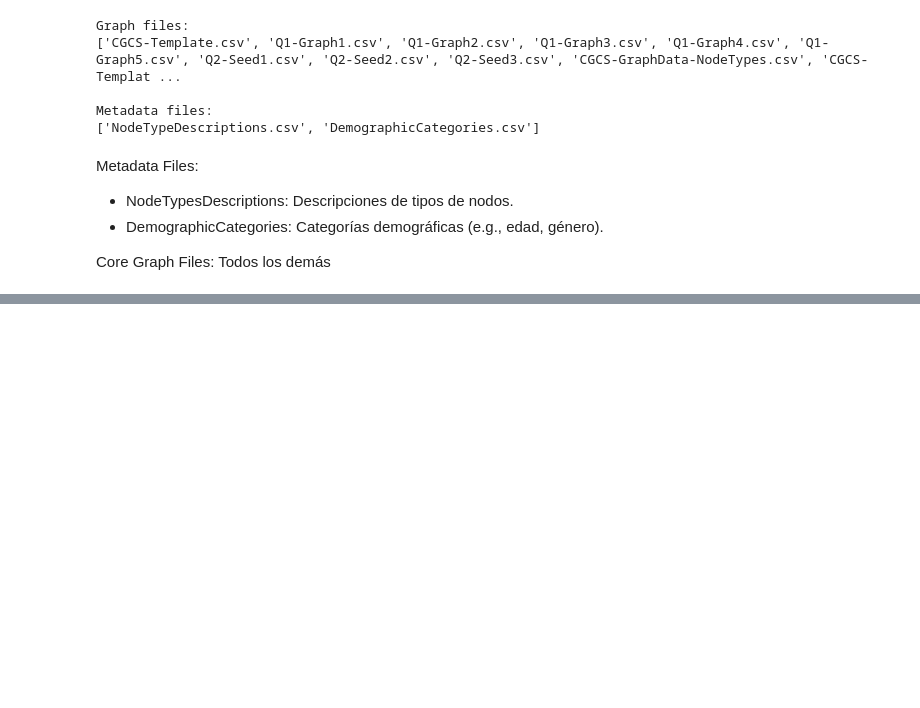
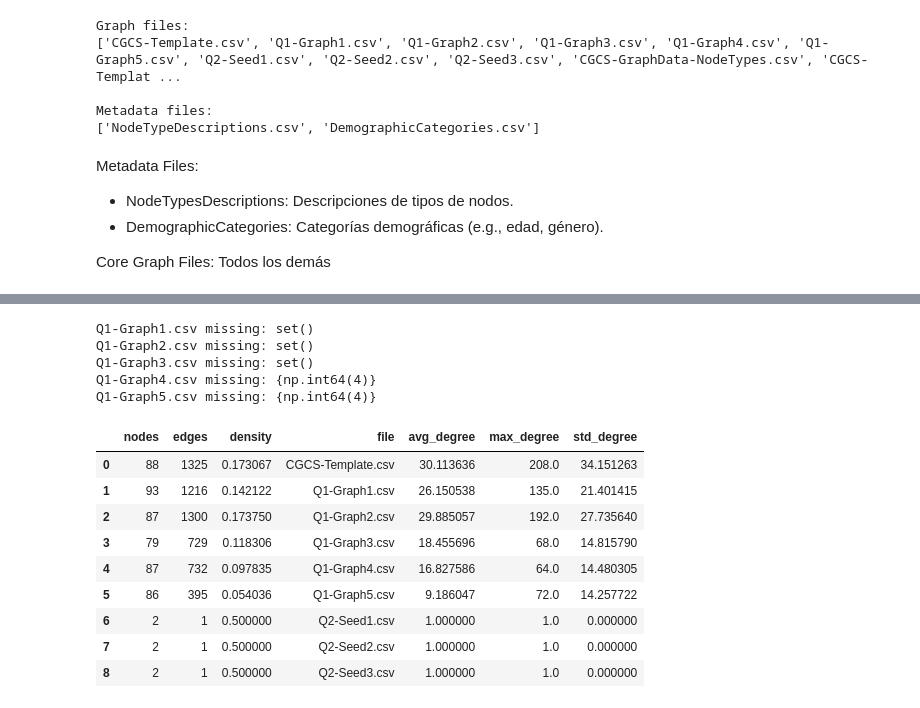
Before and after one commit to Snah-s/data_vis_p1, a Jupyter notebook: src/eda.ipynb, the cells around one changed output, grey strips where cells are left out. Saved outputs shown, nothing was run; the diff lists cells and outputs as text; code cells hidden in the pictures; blank space fills up the shorter version.

```diff
--- a/src/eda.ipynb
+++ b/src/eda.ipynb
@@ -150,0 +395,9 @@ for name, df in loaded.items():
+# %%
+etype_dist = {}
+
+for name, df in loaded.items():
+  if ("Graph" in name or "Template" in name) and "eType" in df.columns:
+    etype_dist[name] = df["eType"].value_counts(normalize=True)
+
+etype_df = pd.DataFrame(etype_dist).fillna(0)
+etype_df
@@ -150,0 +414,22 @@ for name, df in loaded.items():
+# %%
+def degree_stats(df):
+  out_deg = df["Source"].value_counts()
+  in_deg = df["Target"].value_counts()
+
+  total_deg = out_deg.add(in_deg, fill_value=0)
+
+  return {
+    "avg_degree": total_deg.mean(),
+    "max_degree": total_deg.max(),
+    "std_degree": total_deg.std()
+  }
+
+deg_stats = []
+
+for name, df in loaded.items():
+  if {"Source", "Target"}.issubset(df.columns):
+    s = degree_stats(df)
+    s["file"] = name
+    deg_stats.append(s)
+
+pd.DataFrame(deg_stats)
@@ -150,0 +506,31 @@ for name, df in loaded.items():
+# %%
+template_types = coverage["CGCS-Template.csv"]
+
+for name, types in coverage.items():
+  if name != "CGCS-Template.csv":
+    missing = template_types - types
+    print(name, "missing:", missing)
+# %% [output]
+Q1-Graph1.csv missing: set()
+Q1-Graph2.csv missing: set()
+Q1-Graph3.csv missing: set()
+Q1-Graph4.csv missing: {np.int64(4)}
+Q1-Graph5.csv missing: {np.int64(4)}
+# %%
+final = pd.DataFrame(stats).merge(
+  pd.DataFrame(deg_stats),
+  on="file"
+)
+
+final
+# %% [output]
+|  | nodes | edges | density | file | avg_degree | max_degree | std_degree |
+| 0 | 88 | 1325 | 0.173067 | CGCS-Template.csv | 30.113636 | 208.0 | 34.151263 |
+| 1 | 93 | 1216 | 0.142122 | Q1-Graph1.csv | 26.150538 | 135.0 | 21.401415 |
+| 2 | 87 | 1300 | 0.173750 | Q1-Graph2.csv | 29.885057 | 192.0 | 27.735640 |
+| 3 | 79 | 729 | 0.118306 | Q1-Graph3.csv | 18.455696 | 68.0 | 14.815790 |
+| 4 | 87 | 732 | 0.097835 | Q1-Graph4.csv | 16.827586 | 64.0 | 14.480305 |
+| 5 | 86 | 395 | 0.054036 | Q1-Graph5.csv | 9.186047 | 72.0 | 14.257722 |
+| 6 | 2 | 1 | 0.500000 | Q2-Seed1.csv | 1.000000 | 1.0 | 0.000000 |
+| 7 | 2 | 1 | 0.500000 | Q2-Seed2.csv | 1.000000 | 1.0 | 0.000000 |
+| 8 | 2 | 1 | 0.500000 | Q2-Seed3.csv | 1.000000 | 1.0 | 0.000000 |
```
Also changed, not shown: parts of 30 cells of this notebook.
